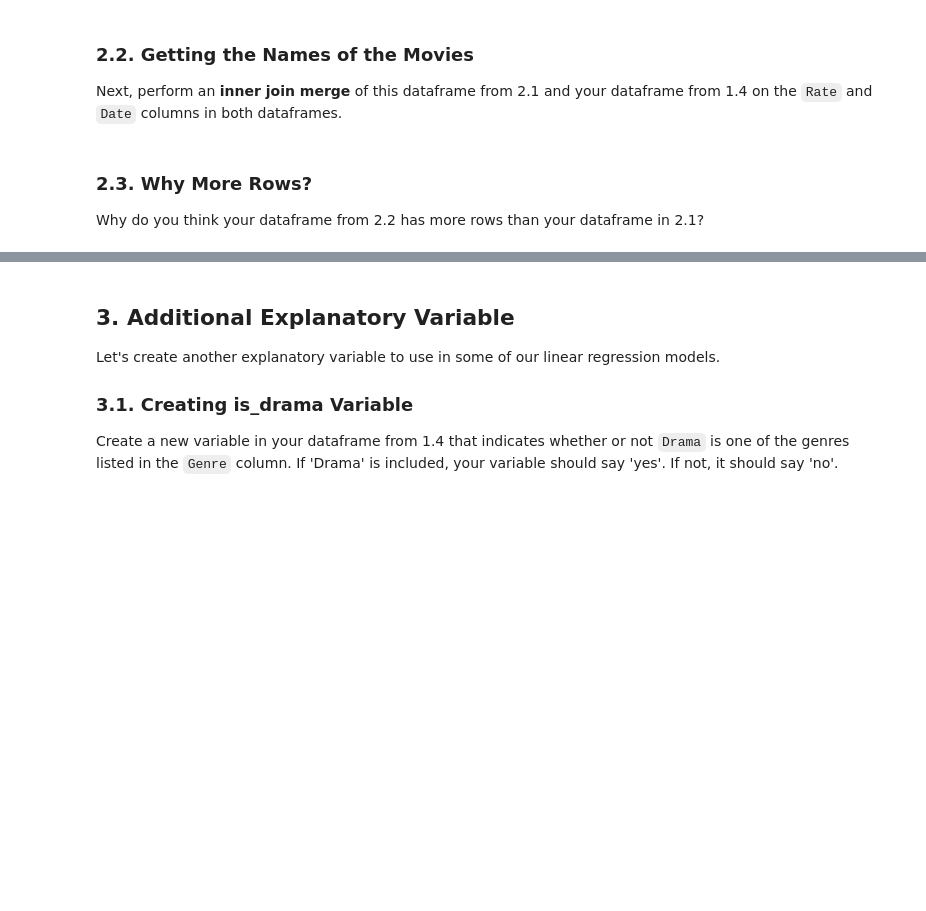
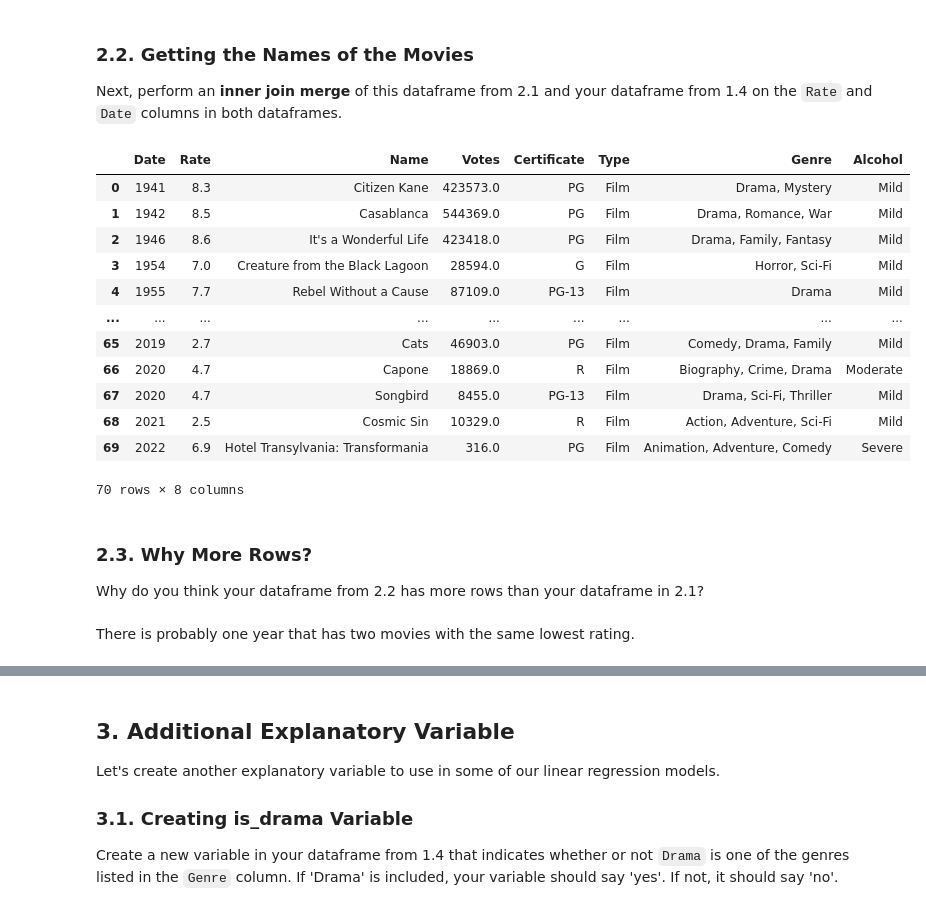
Before and after one commit to ryguy2k4/stat207, a Jupyter notebook: lab_04/lab_04_individual.ipynb, the cells around one changed output, grey strips where cells are left out. Drawn from its saved outputs; the diff is of its cells as text; code cells hidden in the pictures; blank space fills up the shorter version.

```diff
--- a/lab_04/lab_04_individual.ipynb
+++ b/lab_04/lab_04_individual.ipynb
@@ -173,3 +223,6 @@ First, create a dataframe that shows the **lowest** `Rate` a movie received in e
 * `Rate`
 
 And your index should be the typical 0,1,2,...
+# %%
+df_worst_rating = df[["Date", "Rate"]].groupby("Date").min().reset_index()
+df_worst_rating
@@ -177,7 +244,26 @@ And your index should be the typical 0,1,2,...
 ### 2.2. Getting the Names of the Movies
 
 Next, perform an **inner join merge** of this dataframe from 2.1 and your dataframe from 1.4 on the `Rate` and `Date` columns in both dataframes.
+# %%
+df_worst_rating = df_worst_rating.merge(df, how='inner',left_on=["Rate", "Date"], right_on=["Rate", "Date"])
+df_worst_rating
+# %% [output]
+|  | Date | Rate | Name | Votes | Certificate | Type | Genre | Alcohol |
+| 0 | 1941 | 8.3 | Citizen Kane | 423573.0 | PG | Film | Drama, Mystery | Mild |
+| 1 | 1942 | 8.5 | Casablanca | 544369.0 | PG | Film | Drama, Romance, War | Mild |
+| 2 | 1946 | 8.6 | It's a Wonderful Life | 423418.0 | PG | Film | Drama, Family, Fantasy | Mild |
+| 3 | 1954 | 7.0 | Creature from the Black Lagoon | 28594.0 | G | Film | Horror, Sci-Fi | Mild |
+| 4 | 1955 | 7.7 | Rebel Without a Cause | 87109.0 | PG-13 | Film | Drama | Mild |
+| ... | ... | ... | ... | ... | ... | ... | ... | ... |
+| 65 | 2019 | 2.7 | Cats | 46903.0 | PG | Film | Comedy, Drama, Family | Mild |
+| 66 | 2020 | 4.7 | Capone | 18869.0 | R | Film | Biography, Crime, Drama | Moderate |
+| 67 | 2020 | 4.7 | Songbird | 8455.0 | PG-13 | Film | Drama, Sci-Fi, Thriller | Mild |
+| 68 | 2021 | 2.5 | Cosmic Sin | 10329.0 | R | Film | Action, Adventure, Sci-Fi | Mild |
+| 69 | 2022 | 6.9 | Hotel Transylvania: Transformania | 316.0 | PG | Film | Animation, Adventure, Comedy | Severe |
+70 rows × 8 columns
 # %% [markdown]
 ### 2.3. Why More Rows?
 
 Why do you think your dataframe from 2.2 has more rows than your dataframe in 2.1?
+# %% [markdown]
+There is probably one year that has two movies with the same lowest rating.
```
Also changed, not shown: parts of 30 cells of this notebook.
